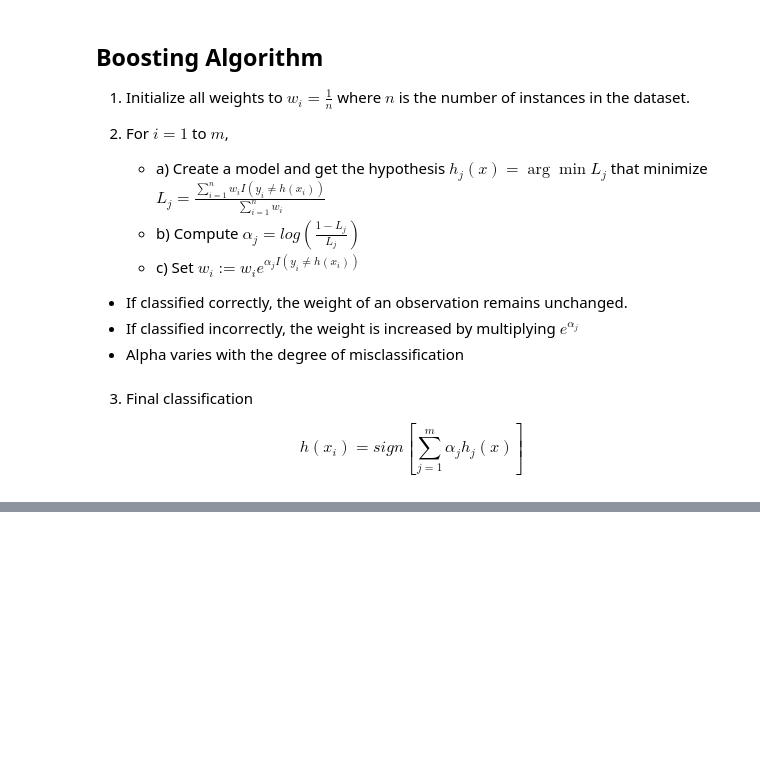
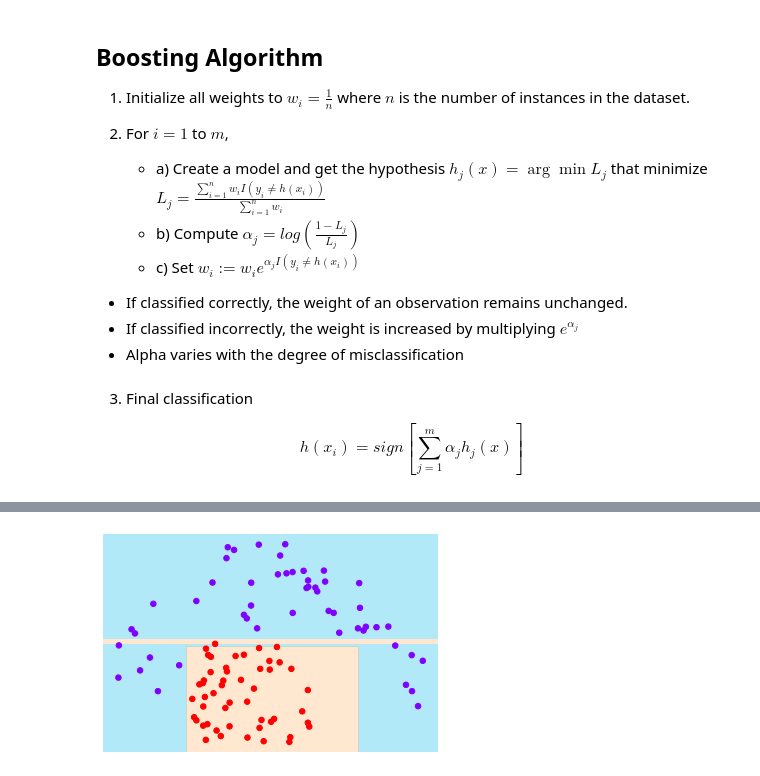
Before and after one commit to Followb1ind1y/Machine-Learning-Algorithms-from-Scratch, a Jupyter notebook: ML_Algorithms_Boosting.ipynb, the cells around one changed output, grey strips where cells are left out. Drawn from its saved outputs; the diff is of its cells as text; code cells hidden in the pictures; blank space fills up the shorter version.

```diff
--- a/ML_Algorithms_Boosting.ipynb
+++ b/ML_Algorithms_Boosting.ipynb
@@ -32,0 +142,8 @@ $$
+# %%
+DT_clf = DecisionTreeClassifier()
+DT_model = DT_clf.fit(x_train, y_train)
+DT_y_pred = DT_model.predict(x_test)
+# %%
+visualize_classifier(DT_clf, x, y)
+# %% [output]
+[figure, added]
```
Also changed, not shown: parts of 17 cells of this notebook.
